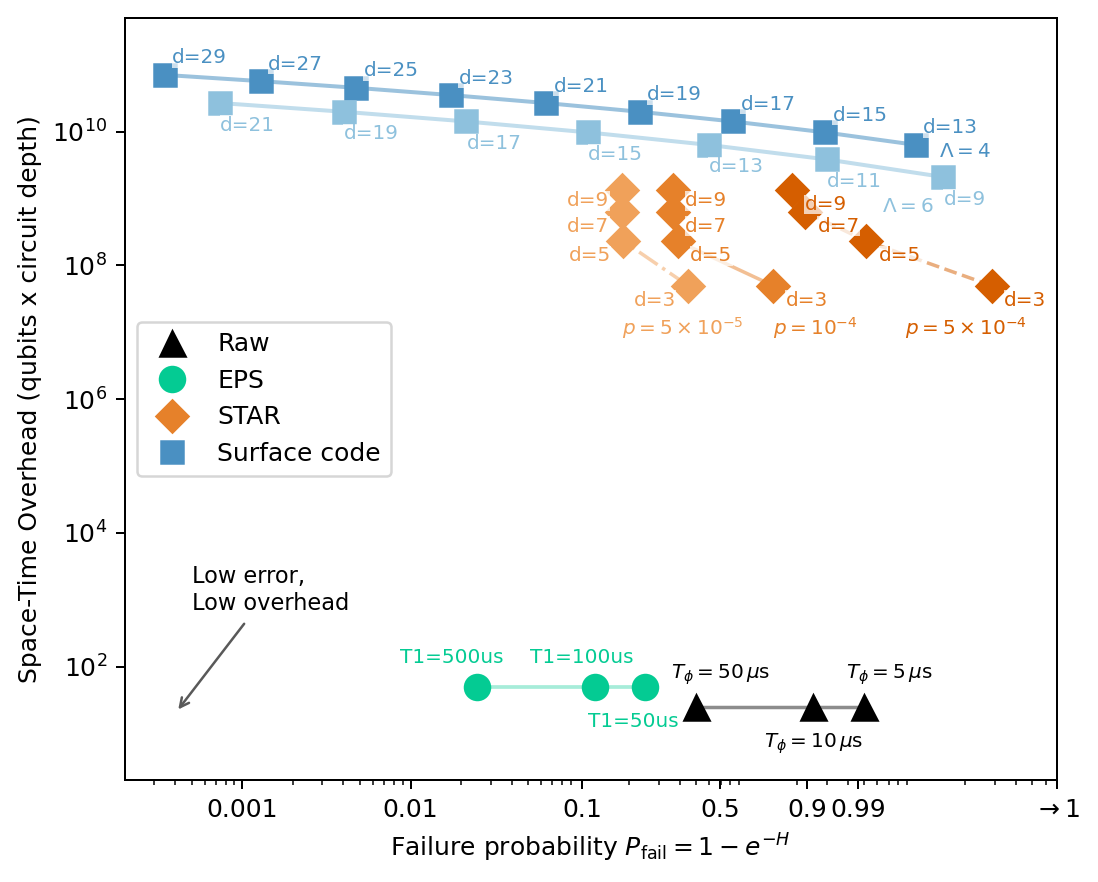
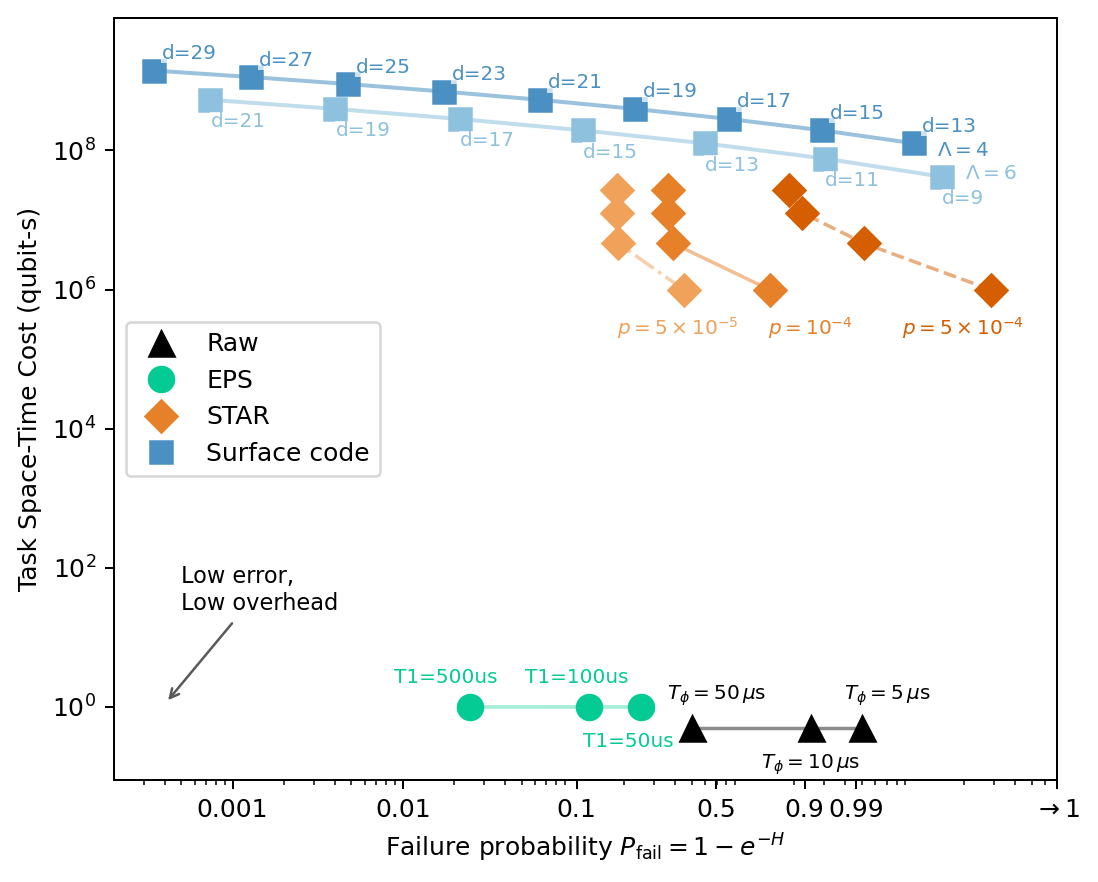
Code edit (unified diff) that turned the first committed figure into the second:
--- before
+++ after
@@ -1,3 +1,9 @@
 comparison_config = default_phenomenological_resource_estimate_config()
+# Default task: Var <= 1, epsilon = 1e-2, two bases -> 20,000 shots.
+# To recover single-shot/per-attempt costs, uncomment:
+# comparison_config = replace(
+#     comparison_config,
+#     observable_task=replace(comparison_config.observable_task, enabled=False),
+# )
 comparison_points = build_comparison_points(comparison_config)
 # len(comparison_points)
@@ -10,8 +16,60 @@
 #     r"Raw $T_\phi=50\,\mu\mathrm{s}$": (0, 8),
 # })
+# plot_config.star_p_label_offsets_by_metric["space"].update({
+#     5e-5: (0, -50),
+#     1e-4: (40, -50),
+#     5e-4: (45, -50),
+# })
+# plot_config.star_p_label_offsets_by_metric["time"].update({
+#     5e-5: (0, -50),
+#     1e-4: (40, -50),
+#     5e-4: (45, -50),
+# })
+# plot_config.surface_distance_label_offsets_by_metric["space"].update({
+#     2: (4, 2),
+#     4: (3, 3),
+#     6: (0, -5),
+# })
+# plot_config.surface_distance_label_offsets_by_metric["time"].update({
+#     2: (4, 2),
+#     4: (4, 8),
+#     6: (0, -10),
+# })
+# plot_config.lambda_label_offsets_by_metric["space"].update({
+#     2: (30, 0),
+#     4: (30, 1),
+#     6: (30, 8),
+# })
+# plot_config.lambda_label_offsets_by_metric["time"].update({
+#     2: (30, 0),
+#     4: (30, 10),
+#     6: (30, -8),
+# })
 apply_plot_style(plot_config)
 
-fig, ax = plot_phenomenological_resource_estimate(comparison_points, plot_config=plot_config)
-output_path = FIGURE_DIR / "figure_5_resource_estimation.pdf"
+figure_outputs = {
+    "space_time": "figure_5_resource_estimation.pdf",
+    "space": "figure_5_resource_estimation_space_cost.pdf",
+    "time": "figure_5_resource_estimation_time_cost.pdf",
+}
+
+for y_metric, filename in figure_outputs.items():
+    fig, ax = plot_phenomenological_resource_estimate(
+        comparison_points,
+        plot_config=plot_config,
+        y_metric=y_metric,
+    )
+    output_path = FIGURE_DIR / filename
+    fig.savefig(output_path, format="pdf", bbox_inches="tight")
+    plt.show()
+
+# Use any subset of ("space_time", "space", "time") here.
+stacked_y_metrics = ("space_time", "space", "time")
+fig, axes = plot_stacked_phenomenological_resource_estimate(
+    comparison_points,
+    plot_config=plot_config,
+    y_metrics=stacked_y_metrics,
+)
+output_path = FIGURE_DIR / "figure_5_resource_estimation_stacked.pdf"
 fig.savefig(output_path, format="pdf", bbox_inches="tight")
 plt.show()

Commit: Add task-level resource cost plotting